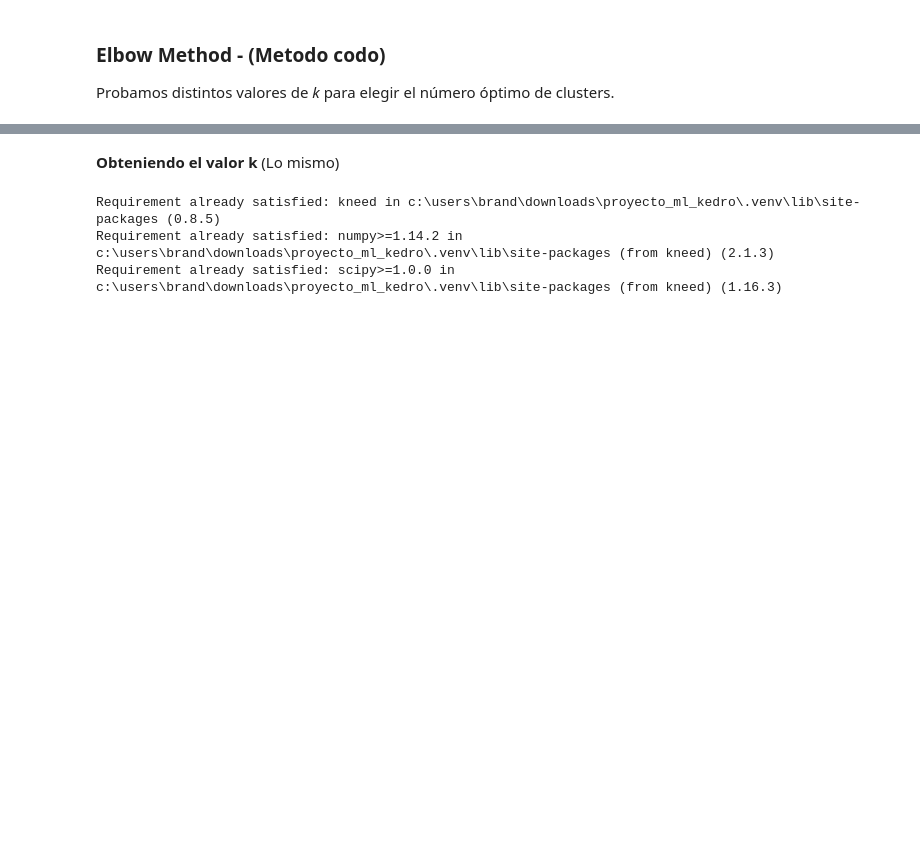
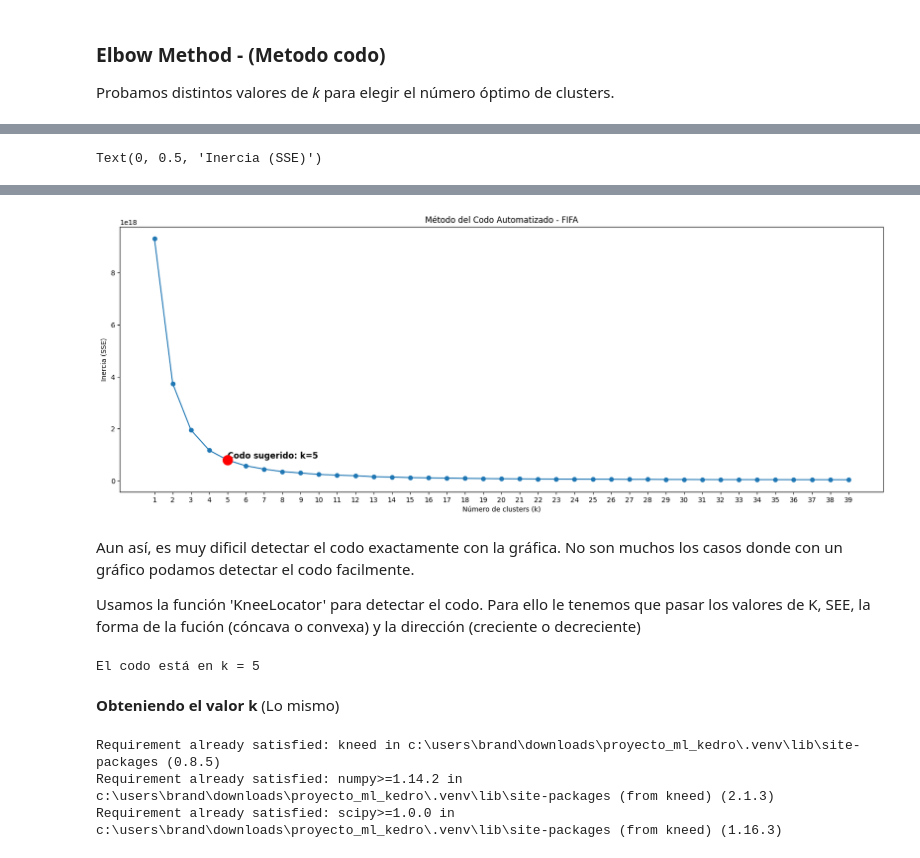
Before and after one commit to BrandonLCC/FIFA_ML_Kedro, a Jupyter notebook: notebooks/unsupervised/01_clustering_kmeans.ipynb, the cells around one changed output, grey strips where cells are left out. Drawn from its saved outputs; the diff is of its cells as text; code cells hidden in the pictures; blank space fills up the shorter version.

```diff
--- a/notebooks/unsupervised/01_clustering_kmeans.ipynb
+++ b/notebooks/unsupervised/01_clustering_kmeans.ipynb
@@ -532,0 +715,18 @@ plt.show()
+# %%
+from kneed import KneeLocator
+
+# Buscamos el codo de forma automática
+kl = KneeLocator(range(1, 40), sse, curve="convex", direction="decreasing")
+k_optimo = kl.elbow
+
+# Ahora el gráfico se ajusta solo
+fig, ax = plt.subplots(figsize=(20, 7))
+ax.plot(range(1, 40), sse, marker='o') # Línea para ver mejor la forma
+ax.scatter(k_optimo, sse[k_optimo-1], color='red', s=200, zorder=5)
+ax.text(k_optimo, sse[k_optimo-1] * 1.1, s=f"Codo sugerido: k={k_optimo}", fontsize=12, fontweight='bold')
+
+plt.title("Método del Codo Automatizado - FIFA")
+ax.set_xticks(range(1, 40))
+ax.set_xlabel("Número de clusters (k)")
+ax.set_ylabel("Inercia (SSE)")
+# %% [output]
@@ -532,0 +734 @@ plt.show()
+Text(0, 0.5, 'Inercia (SSE)')
@@ -533,3 +736,15 @@ plt.show()
+[figure, added]
+# %% [markdown]
+Aun así, es muy dificil detectar el codo exactamente con la gráfica. No son muchos los casos donde con un gráfico podamos detectar el codo facilmente.
+
+
+Usamos la función 'KneeLocator' para detectar el codo. Para ello le tenemos que pasar los valores de K, SEE, la forma de la fución (cóncava o convexa) y la dirección (creciente o decreciente)
+# %%
+kl = KneeLocator(range(1, 40), sse, curve="convex", direction="decreasing")
+
+print("El codo está en k =", kl.elbow)
+# %% [output]
+El codo está en k = 5
 # %% [markdown]
 **Obteniendo el valor k** (Lo mismo)
 # %%
```
Also changed, not shown: parts of 32 cells of this notebook, 4 other files.
